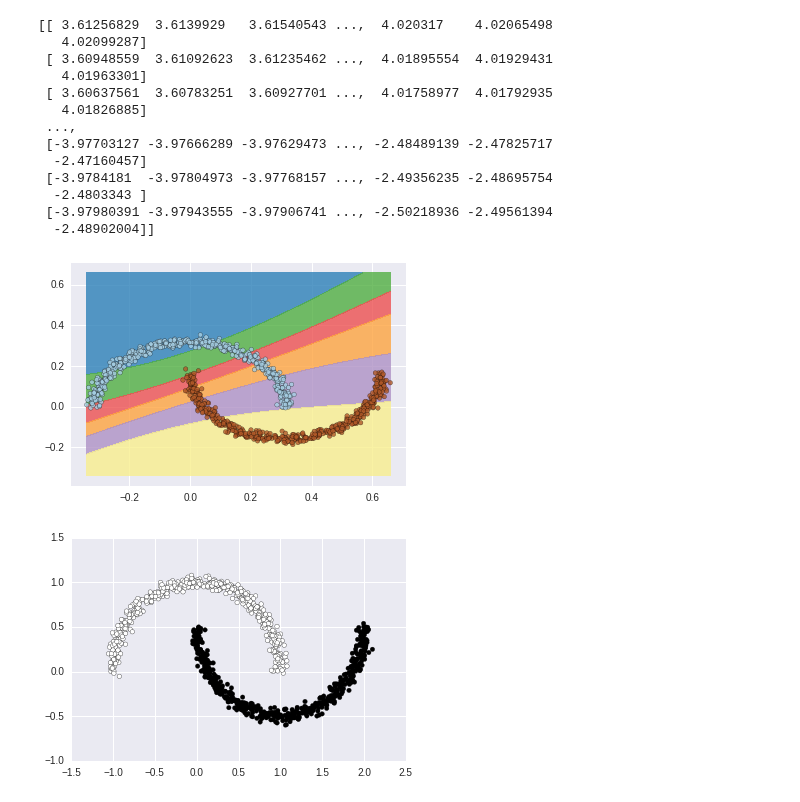
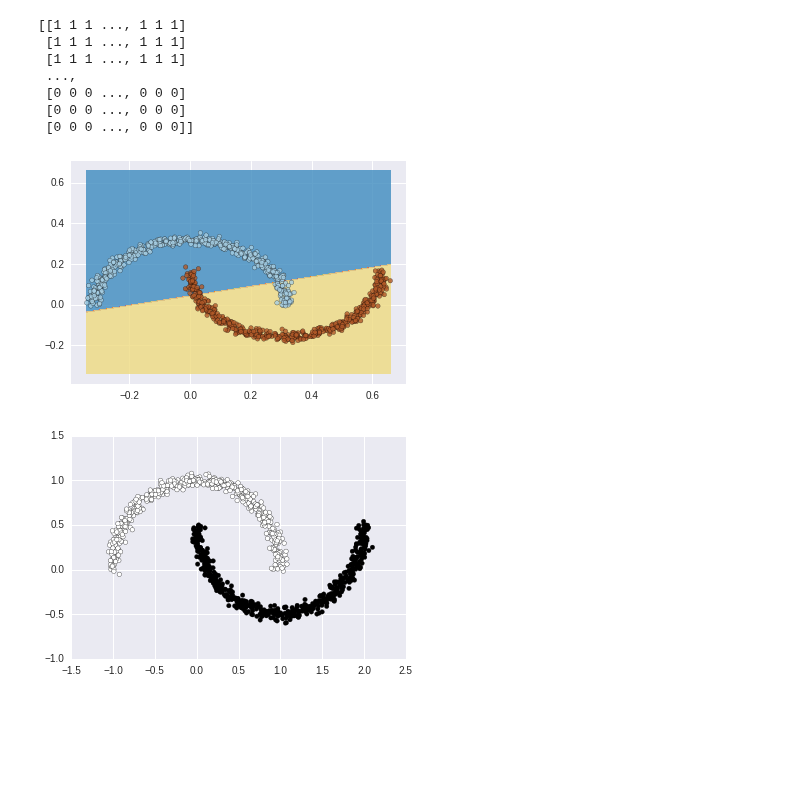
Before and after one commit to kudkudak/r2-learner, a Jupyter notebook: sketchbook.ipynb, the cells around one changed output. Cells and saved outputs as stored; diff of their text form; code cells hidden in the pictures; blank space fills up the shorter version.

```diff
--- a/sketchbook.ipynb
+++ b/sketchbook.ipynb
@@ -17,14 +21,3 @@ X_spiral, Y_spiral = np.loadtxt("data/two_spirals.x", skiprows=1), np.loadtxt("d
 # %%
 X_moon /= (X_moon.max() - X_moon.min())
 X_spiral /= (X_spiral.max() - X_spiral.min())
-# %%
-model = sklearn.svm.SVC(C=1, kernel='linear')
-model.fit(X_moon, Y_moon)
-print model.predict(X_moon)[0:10]
-print sklearn.metrics.accuracy_score(Y_moon, model.predict(X_moon))
-
-model2 = SVCWrapper(C=1, kernel='linear')
-model2.fit(X_moon, Y_moon)
-print model2.predict(X_moon)[0:10]
-
-assert(all(model.predict(X_moon)[0:10] == np.argmax(model2.predict(X_moon)[0:10], axis=1)))
@@ -165,27 +352,24 @@ print model.score(X,Y)
 # %%
+X, Y = X_moon, Y_moon
+model = sklearn.svm.SVC(C=10, kernel='linear')
+model.fit(X, Y)
 N = 1000
 x, y = np.linspace(X.min(), X.max(), N),  np.linspace(X.min(), X.max(), N)
 xx, yy = np.meshgrid(x, y)
-z = model._feed_forward(np.c_[xx.ravel(), yy.ravel()])[:,0]
+z = model.predict(np.c_[xx.ravel(), yy.ravel()])
 print z.reshape(N,N)
 plt.contourf(xx, yy, z.reshape(N,N), cmap=plt.cm.Paired, alpha=0.8)
 plt.scatter(X[:,0], X[:,1], c=Y,  cmap=plt.cm.Paired, alpha=0.8)
 plt.show()
 # %% [output]
-[[ 3.61256829  3.6139929   3.61540543 ...,  4.020317    4.02065498
-   4.02099287]
- [ 3.60948559  3.61092623  3.61235462 ...,  4.01895554  4.01929431
-   4.01963301]
- [ 3.60637561  3.60783251  3.60927701 ...,  4.01758977  4.01792935
-   4.01826885]
+[[1 1 1 ..., 1 1 1]
+ [1 1 1 ..., 1 1 1]
+ [1 1 1 ..., 1 1 1]
  ...,
- [-3.97703127 -3.97666289 -3.97629473 ..., -2.48489139 -2.47825717
-  -2.47160457]
- [-3.9784181  -3.97804973 -3.97768157 ..., -2.49356235 -2.48695754
-  -2.4803343 ]
- [-3.97980391 -3.97943555 -3.97906741 ..., -2.50218936 -2.49561394
-  -2.48902004]]
+ [0 0 0 ..., 0 0 0]
+ [0 0 0 ..., 0 0 0]
+ [0 0 0 ..., 0 0 0]]
-[figure, old version]
+[figure, new version]
 # %%
 X, Y = sklearn.datasets.make_moons(n_samples=1000, noise=0.04)
 %matplotlib inline
```
Also changed, not shown: parts of 22 cells of this notebook.
